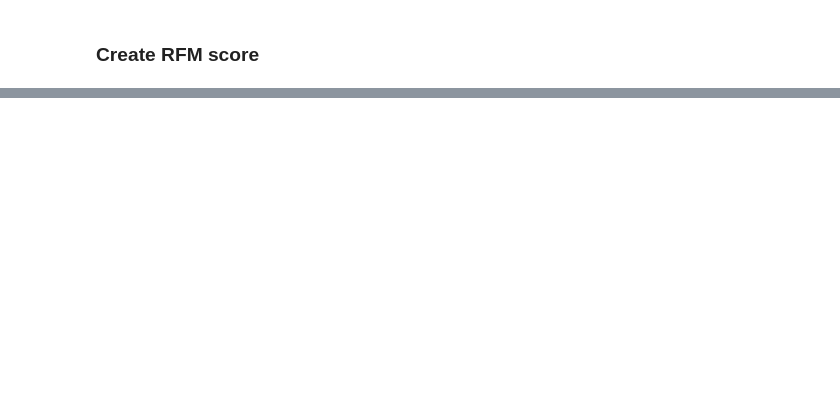
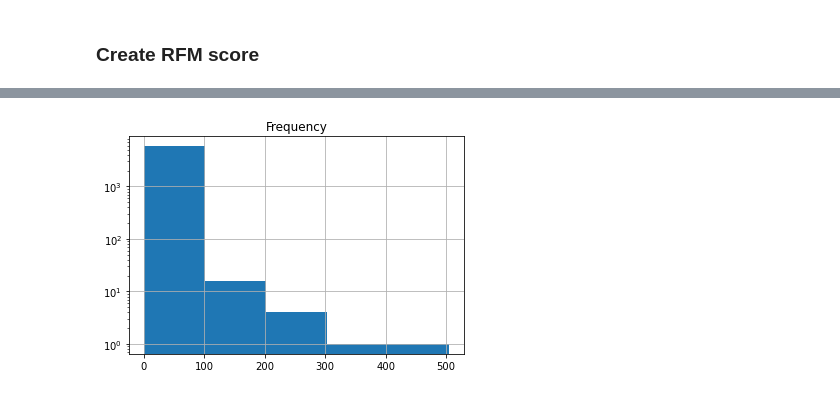
Before and after one commit to ArgyroMp/msc-thesis, a Jupyter notebook: Notebooks/02.rfm_dataset.ipynb, the cells around one changed output, grey strips where cells are left out. Saved outputs shown, nothing was run; the diff lists cells and outputs as text; code cells hidden in the pictures; blank space fills up the shorter version.

```diff
--- a/Notebooks/02.rfm_dataset.ipynb
+++ b/Notebooks/02.rfm_dataset.ipynb
@@ -93,0 +108,8 @@ rfm.head()
+# %%
+# We better not split customers in 5 equal-in-size categories wrt frequency:
+# their distribution is not uniform:
+data = rfm["Frequency"].astype(float)
+df = pd.DataFrame(data)
+hist = df.hist(bins=5, log=True)
+# %% [output]
+[figure, added]
```
Also changed, not shown: parts of 20 cells of this notebook.
